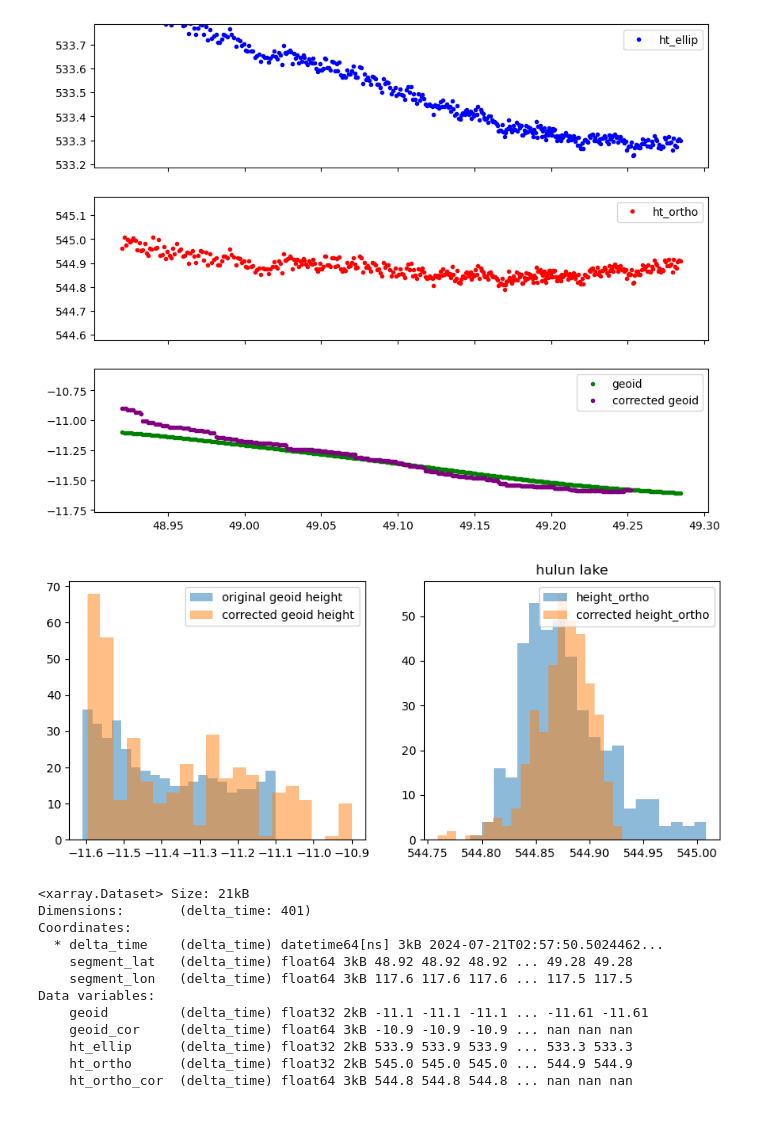
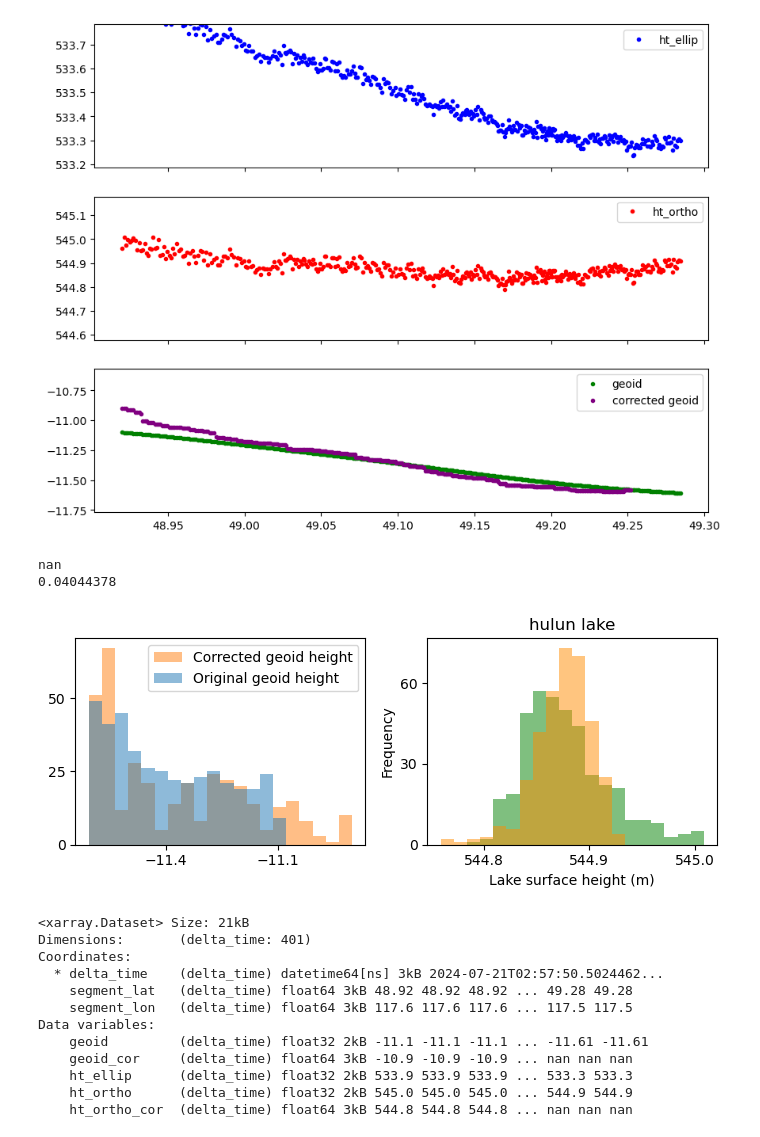
Before and after one commit to xinluo2018/swot-for-geoid, a Jupyter notebook: visual/4_1_altimetry_isat2_process.ipynb, the cells around one changed output. Cells and saved outputs as stored; diff of their text form; code cells hidden in the pictures.

```diff
--- a/visual/4_1_altimetry_isat2_process.ipynb
+++ b/visual/4_1_altimetry_isat2_process.ipynb
@@ -191,17 +221,40 @@ ax[2].legend()
 # %% [output]
 <matplotlib.legend.Legend at 0x...>
 [figure]
-# %%
-fig, ax = plt.subplots(1, 2, figsize=(10, 4))
-ax[0].hist(atl13_xr_mask.segment_geoid.values.ravel(), bins=20, alpha=0.5, label='original geoid height');
-ax[0].hist(atl13_geoid_cor.ravel(), bins=20, alpha=0.5, label='corrected geoid height');
-ax[0].legend();
-ax[1].hist(atl13_ht_ortho, bins=20, alpha=0.5, label='height_ortho');
-ax[1].hist(atl13_ht_ortho_cor, bins=20, alpha=0.5, label='corrected height_ortho');
-ax[1].legend();
-ax[1].set_title(f'{lake_name} lake');
-# %% [output]
-[figure, removed]
+# %%
+print(np.std(atl13_ht_ortho_cor))
+print(np.std(atl13_xr_mask.ht_ortho.values))
+# %% [output]
+nan
+0.04044378
+# %%
+fig, ax = plt.subplots(1, 2, figsize=(7, 3))
+ax[0].hist([atl13_xr_mask.segment_geoid.values.ravel(), atl13_geoid_cor.ravel()],
+           bins=20,
+           alpha=0.5,
+           histtype='stepfilled',
+           label=['Original geoid height', 'Corrected geoid height']);
+ax[0].yaxis.set_major_locator(mticker.MaxNLocator(nbins=3))
+ax[0].xaxis.set_major_locator(mticker.MaxNLocator(nbins=3))
+ax[0].legend(loc = 'upper right');
+ax[1].hist([atl13_ht_ortho_cor, atl13_xr_mask.ht_ortho.values],
+            bins=20,
+            alpha=0.5,
+            histtype='stepfilled',
+            color =['darkorange','green'],
+            label=['Height with LST correction', 'Height without LST correction']);
+ax[1].yaxis.set_major_locator(mticker.MaxNLocator(nbins=3))
+ax[1].xaxis.set_major_locator(mticker.MaxNLocator(nbins=3))
+formatter = ScalarFormatter(useOffset=False, useMathText=False)
+formatter.set_scientific(False)
+ax[1].xaxis.set_major_formatter(formatter)
+# ax[1].legend(loc=(0.04, 0.82), fontsize=11);
+ax[1].set_title(f'{lake_name} lake');
+ax[1].set_xlabel('Lake surface height (m)', fontsize=10)
+ax[1].set_ylabel('Frequency', fontsize=10)
+fig.tight_layout()
+# %% [output]
+[figure, added]
 # %%
 atl13_ht_ds = xr.Dataset({
   "geoid": (["delta_time"], atl13_xr_mask.segment_geoid.values),
```
Also changed, not shown: parts of 16 cells of this notebook, 20 other files.
